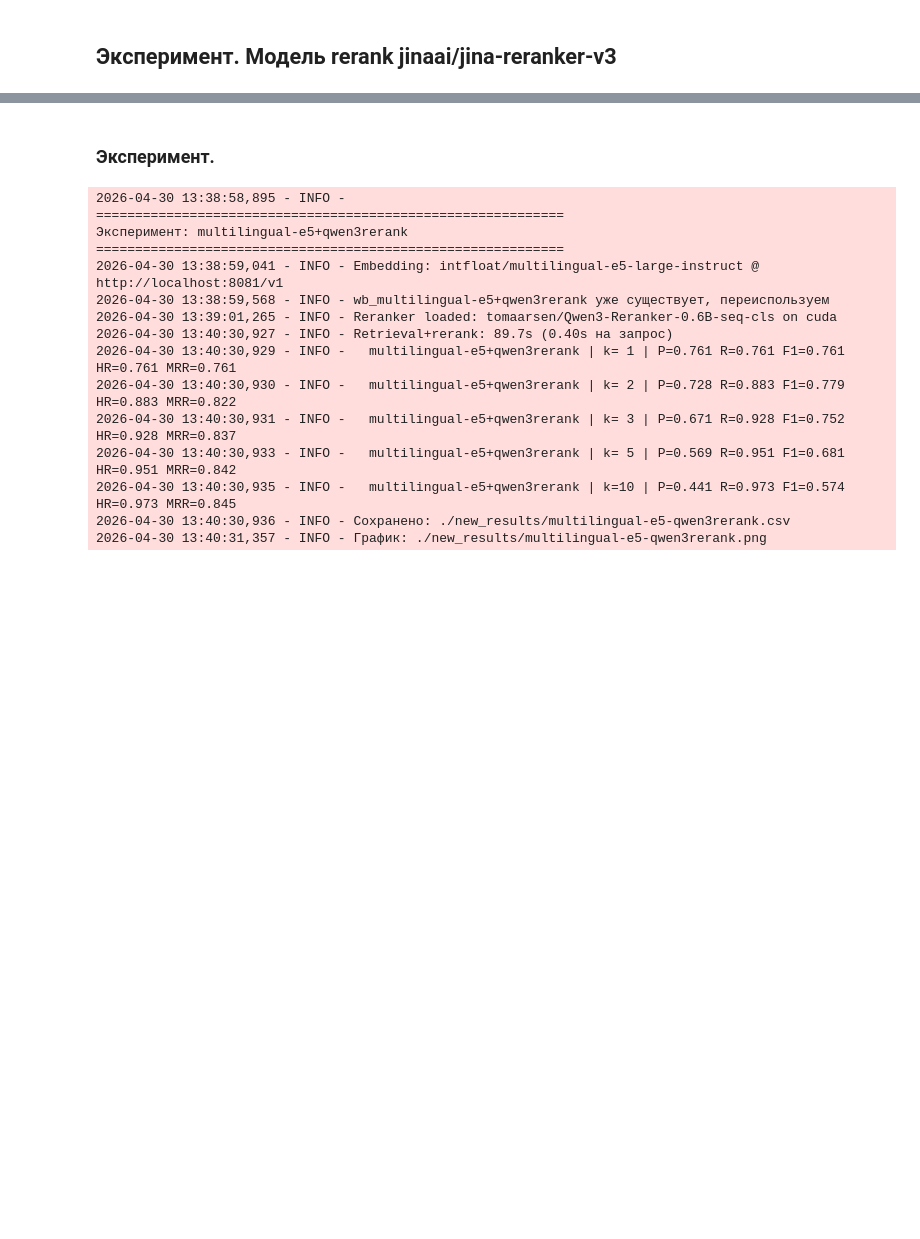
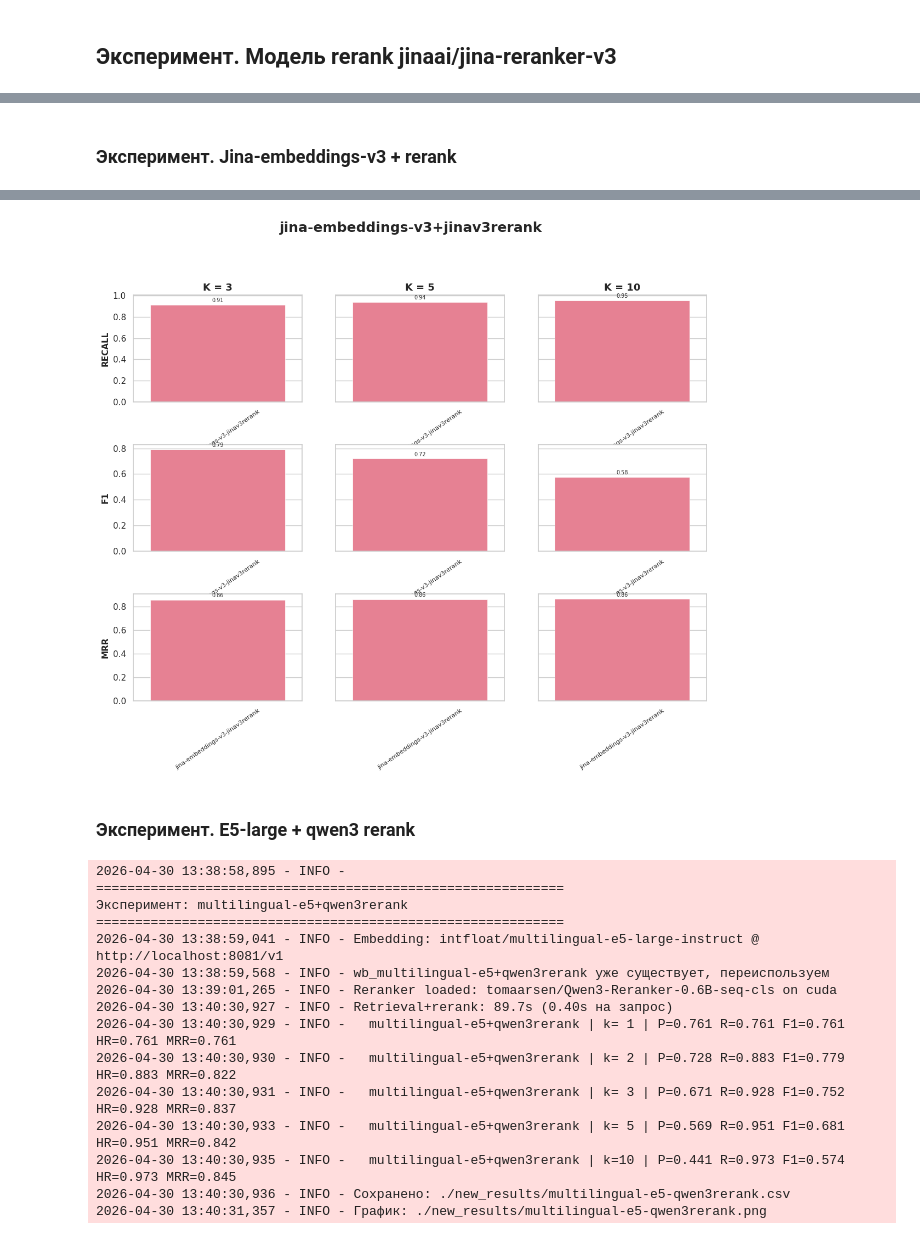
Before and after one commit to gosha22008/RAG, a Jupyter notebook: rag_exp_new.ipynb, the cells around one changed output, grey strips where cells are left out. Drawn from its saved outputs; the diff is of its cells as text; code cells hidden in the pictures; blank space fills up the shorter version.

```diff
--- a/rag_exp_new.ipynb
+++ b/rag_exp_new.ipynb
@@ -378,0 +505,26 @@ ResultsVisualizer.compare_categories(df_all_models,
+# %% [markdown]
+### Эксперимент. Jina-embeddings-v3 + rerank
+# %%
+configs_sp = [
+    RAGConfig(name="jina-embeddings-v3-jinav3rerank",
+              chunking=ChunkingConfig(splitter_type="hierarchical", hierarchy_sizes=[512, 256, 128]),
+              embedding=EmbeddingConfig(model_name="jinaai/jina-embeddings-v3",
+                                        api_model_name="harr-embed"),
+              rerank=RerankConfig(enabled=True,
+                                  model_name="jinaai/jina-reranker-v3",
+                                #   api_model_name="harr-rerank",
+                                #   prompt_template="qwen3",
+                                  backend="jina_v3",
+                                  device="cuda",
+                                  top_n=10),
+              recreate=False
+              ),
+]
+results_sp = run_experiments(configs_sp, page_mapper, splitter_factory, eval_data,
+                                   save_csv="./new_results/jina-embeddings-v3-jinav3rerank.csv")
+ResultsVisualizer.compare_categories(results_sp,
+                                     title="jina-embeddings-v3+jinav3rerank",
+                                     category_col="experiment",
+                                     k_values=[3,5,10],
+                                     save_path="./new_results/jina-embeddings-v3-jinav3rerank.png")
+# %% [output]
@@ -379,5 +545,6 @@ ResultsVisualizer.compare_categories(df_all_models,
+[figure, added]
 # %% [markdown]
-### Эксперимент.
+### Эксперимент.  E5-large + qwen3 rerank
 # %%
 configs_sp = [
     RAGConfig(name="multilingual-e5+qwen3rerank",
```
Also changed, not shown: parts of 51 cells of this notebook, 42 other files.
